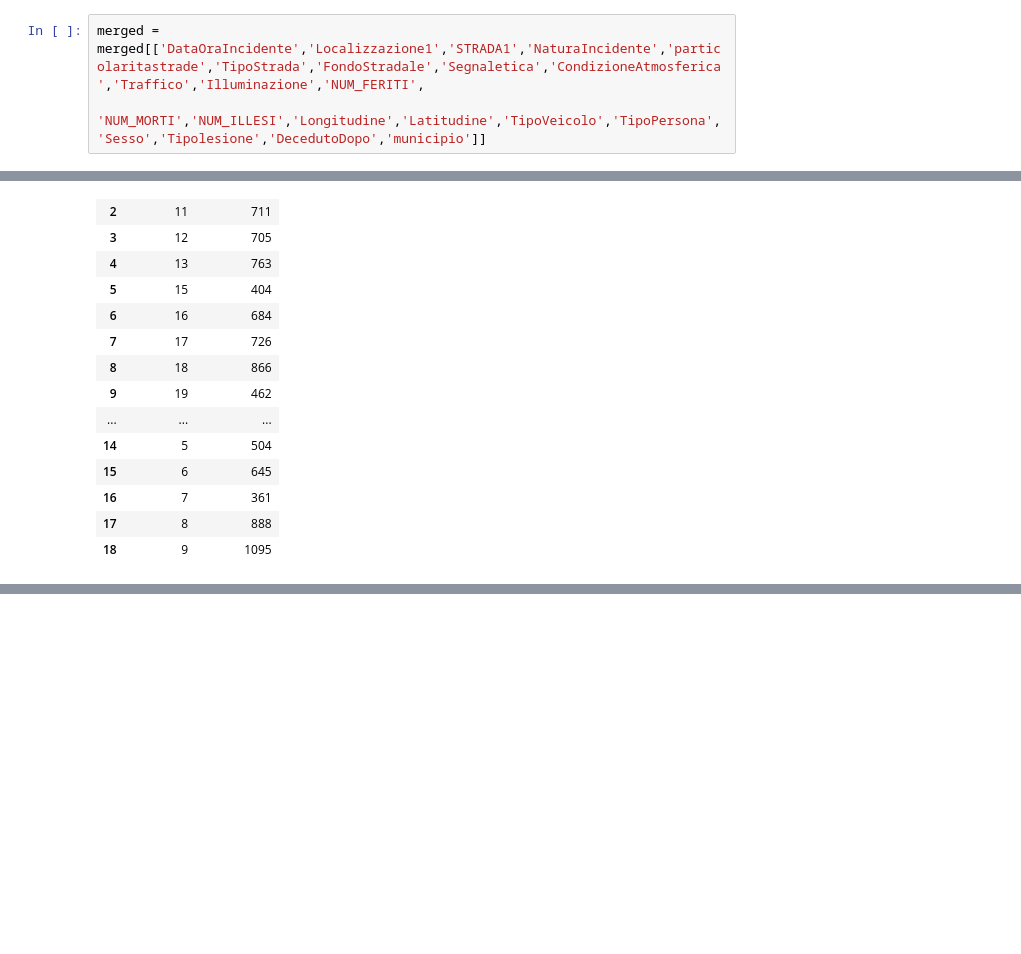
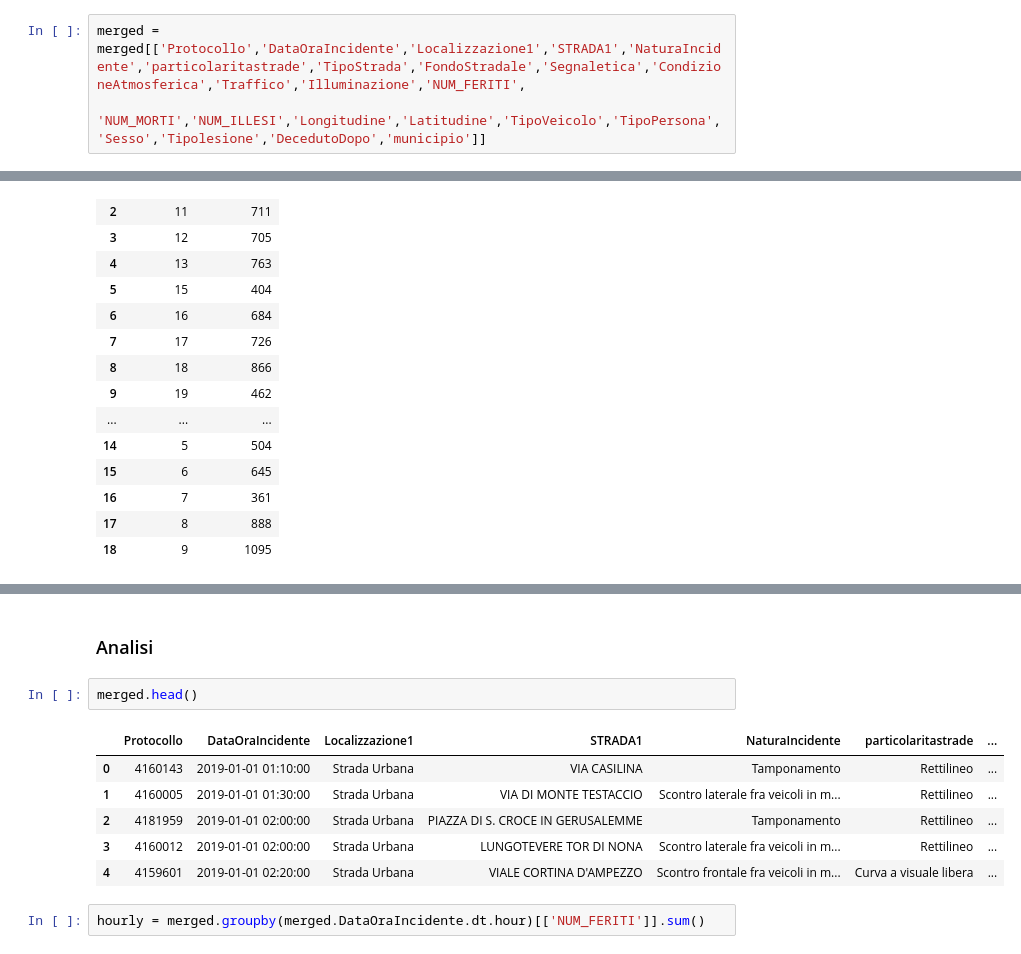
Before and after one commit to RomanTomz/RomeHeatmap, a Jupyter notebook: Incidenti_Roma_2019.ipynb, the cells around one changed output, grey strips where cells are left out. Saved outputs shown, nothing was run; the diff lists cells and outputs as text; blank space fills up the shorter version.

```diff
--- a/Incidenti_Roma_2019.ipynb
+++ b/Incidenti_Roma_2019.ipynb
@@ -80,7 +89,7 @@ Index(['Protocollo', 'Gruppo', 'DataOraIncidente', 'Localizzazione1',
        'Longitude', 'Latitude', 'municipio', 'codice', 'denominazione'],
       dtype='object')
 # %%
-merged = merged[['DataOraIncidente','Localizzazione1','STRADA1','NaturaIncidente','particolaritastrade','TipoStrada','FondoStradale','Segnaletica','CondizioneAtmosferica','Traffico','Illuminazione','NUM_FERITI',
+merged = merged[['Protocollo','DataOraIncidente','Localizzazione1','STRADA1','NaturaIncidente','particolaritastrade','TipoStrada','FondoStradale','Segnaletica','CondizioneAtmosferica','Traffico','Illuminazione','NUM_FERITI',
         'NUM_MORTI','NUM_ILLESI','Longitudine','Latitudine','TipoVeicolo','TipoPersona','Sesso','Tipolesione','DecedutoDopo','municipio']]
 # %%
 with open('/content/drive/My Drive/Colab Notebooks/Roma/Inc_Roma_2019/ROMA_MUNICIPI.geojson', encoding='latin1') as f:
@@ -122,0 +122,13 @@ fig.show()
+# %% [markdown]
+### Analisi
+# %%
+merged.head()
+# %% [output]
+|  | Protocollo | DataOraIncidente | Localizzazione1 | STRADA1 | NaturaIncidente | particolaritastrade | ... |
+| 0 | 4160143 | 2019-01-01 01:10:00 | Strada Urbana | VIA CASILINA | Tamponamento | Rettilineo | ... |
+| 1 | 4160005 | 2019-01-01 01:30:00 | Strada Urbana | VIA DI MONTE TESTACCIO | Scontro laterale fra veicoli in m... | Rettilineo | ... |
+| 2 | 4181959 | 2019-01-01 02:00:00 | Strada Urbana | PIAZZA DI S. CROCE IN GERUSALEMME | Tamponamento | Rettilineo | ... |
+| 3 | 4160012 | 2019-01-01 02:00:00 | Strada Urbana | LUNGOTEVERE TOR DI NONA | Scontro laterale fra veicoli in m... | Rettilineo | ... |
+| 4 | 4159601 | 2019-01-01 02:20:00 | Strada Urbana | VIALE CORTINA D'AMPEZZO | Scontro frontale fra veicoli in m... | Curva a visuale libera | ... |
+# %%
+hourly = merged.groupby(merged.DataOraIncidente.dt.hour)[['NUM_FERITI']].sum()
```
Also changed, not shown: parts of 8 cells of this notebook.
